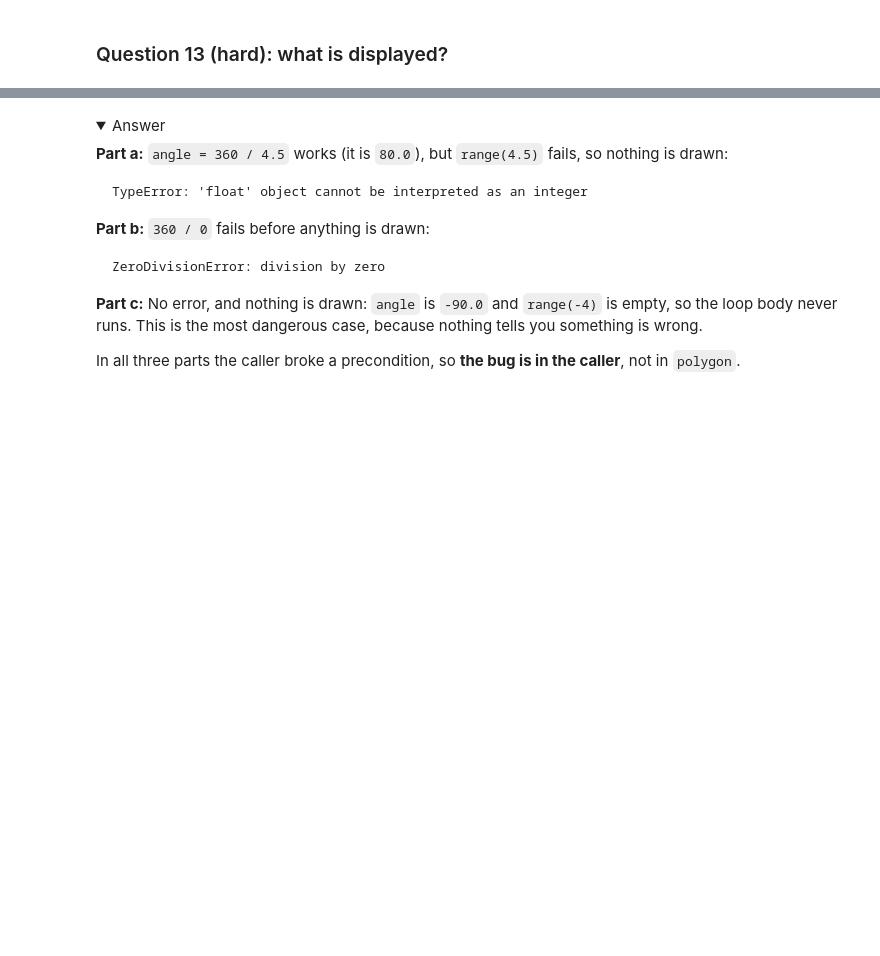
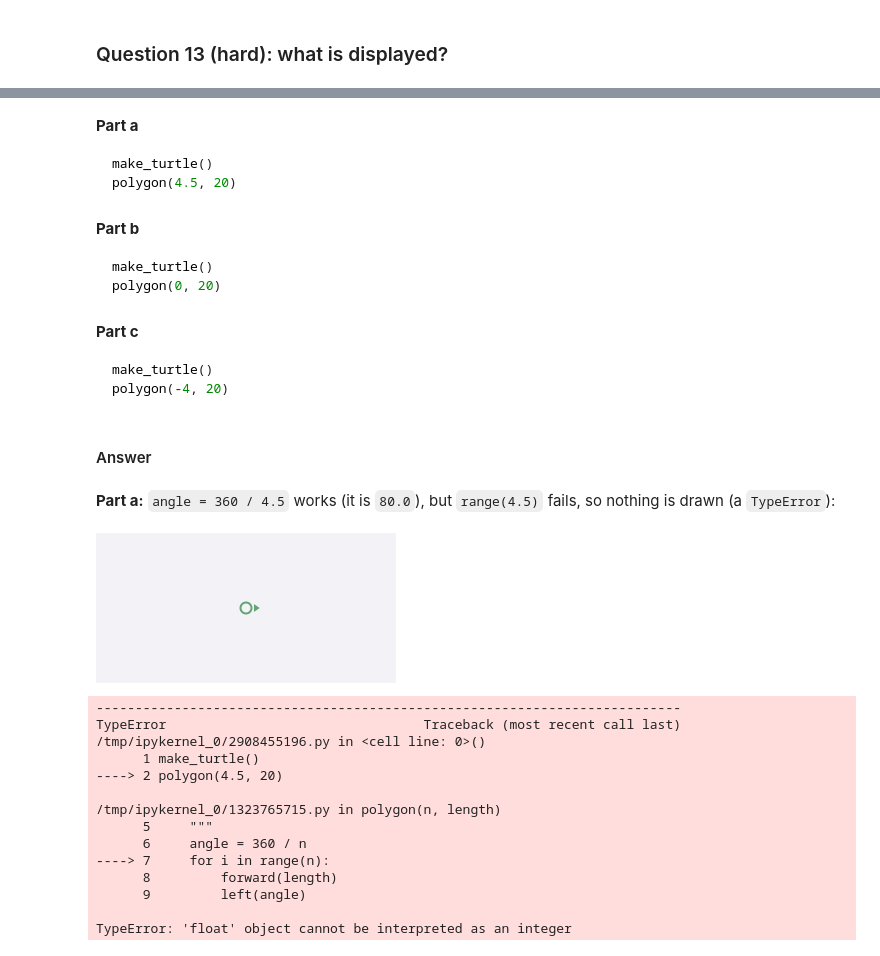
Before and after one commit to y-rosenthal/yrThinkPython, a Jupyter notebook: yr/chap04_review.ipynb, the cells around one changed output, grey strips where cells are left out. Cells and saved outputs as stored; diff of their text form; code cells hidden in the pictures; folded sections open; blank space fills up the shorter version.

````diff
--- a/yr/chap04_review.ipynb
+++ b/yr/chap04_review.ipynb
@@ -713,22 +787,50 @@ polygon(-4, 20)
+# %% [markdown]
+**Part a**
+
+~~~python
+make_turtle()
+polygon(4.5, 20)
+~~~
+# %% [markdown]
+**Part b**
+
+~~~python
+make_turtle()
+polygon(0, 20)
+~~~
+# %% [markdown]
+**Part c**
+
+~~~python
+make_turtle()
+polygon(-4, 20)
+~~~
 # %% [markdown]
-<details>
-<summary>Answer</summary>
-
-**Part a:** `angle = 360 / 4.5` works (it is `80.0`), but `range(4.5)` fails, so nothing is drawn:
-
-```text
-TypeError: 'float' object cannot be interpreted as an integer
-```
-
-**Part b:** `360 / 0` fails before anything is drawn:
-
-```text
-ZeroDivisionError: division by zero
-```
-
-**Part c:** No error, and nothing is drawn: `angle` is `-90.0` and `range(-4)` is empty, so the loop body never runs.
-This is the most dangerous case, because nothing tells you something is wrong.
-
-In all three parts the caller broke a precondition, so **the bug is in the caller**, not in `polygon`.
-
-</details>
+#### Answer
+# %% [markdown]
+**Part a:** `angle = 360 / 4.5` works (it is <!--= 360 / 4.5 -->`80.0`), but `range(4.5)` fails, so nothing is drawn (a <!--=error-->`TypeError`):
+# %%
+# @title Output of Question 14a
+if 'run_code' in globals():
+    run_code(r"""
+make_turtle()
+polygon(4.5, 20)
+""")
+else:
+    print('Run the setup cells first: Runtime → Run all.')
+# %% [output]
+[figure, added]
+---------------------------------------------------------------------------
+TypeError                                 Traceback (most recent call last)
+/tmp/ipykernel_0/2908455196.py in <cell line: 0>()
+      1 make_turtle()
+----> 2 polygon(4.5, 20)
+
+/tmp/ipykernel_0/1323765715.py in polygon(n, length)
+      5     """
+      6     angle = 360 / n
+----> 7     for i in range(n):
+      8         forward(length)
+      9         left(angle)
+
+TypeError: 'float' object cannot be interpreted as an integer
````
Also changed, not shown: parts of 115 cells of this notebook, 4 other files.
